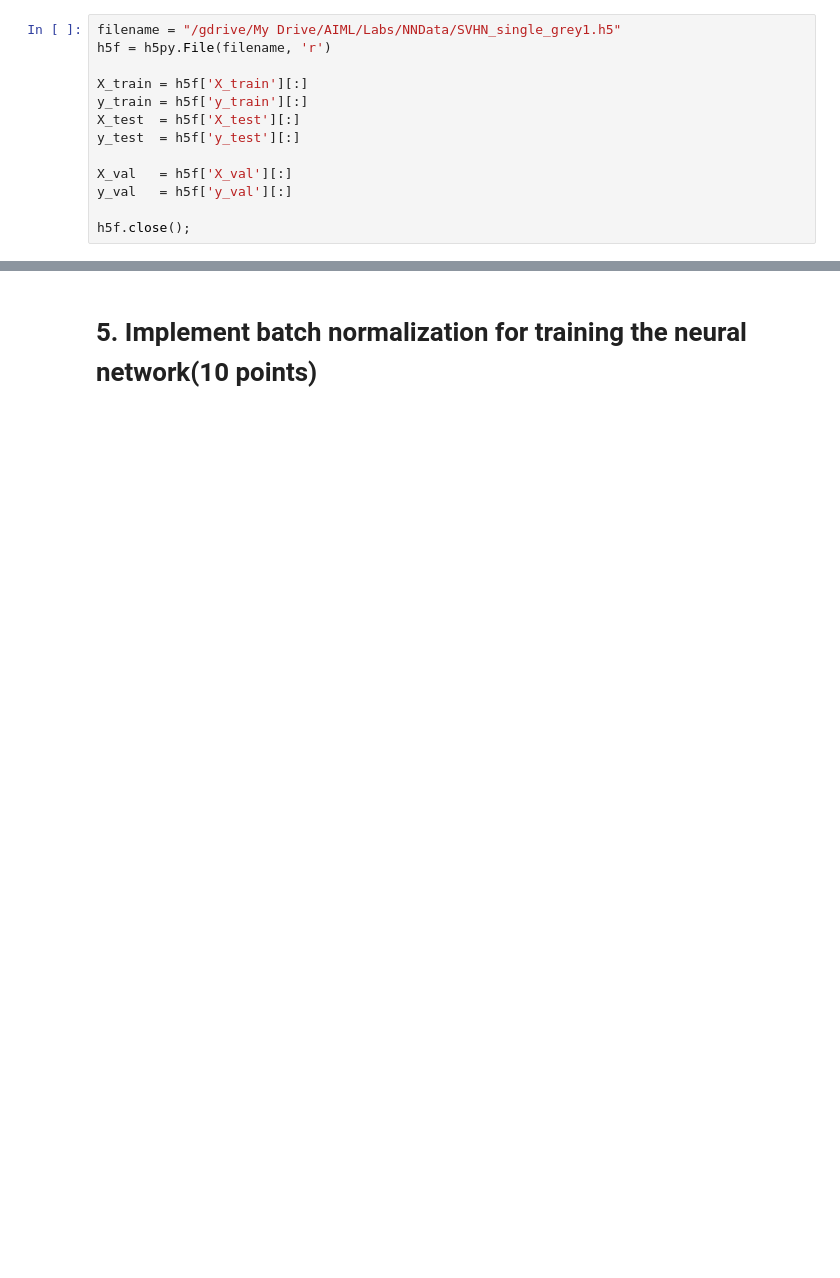
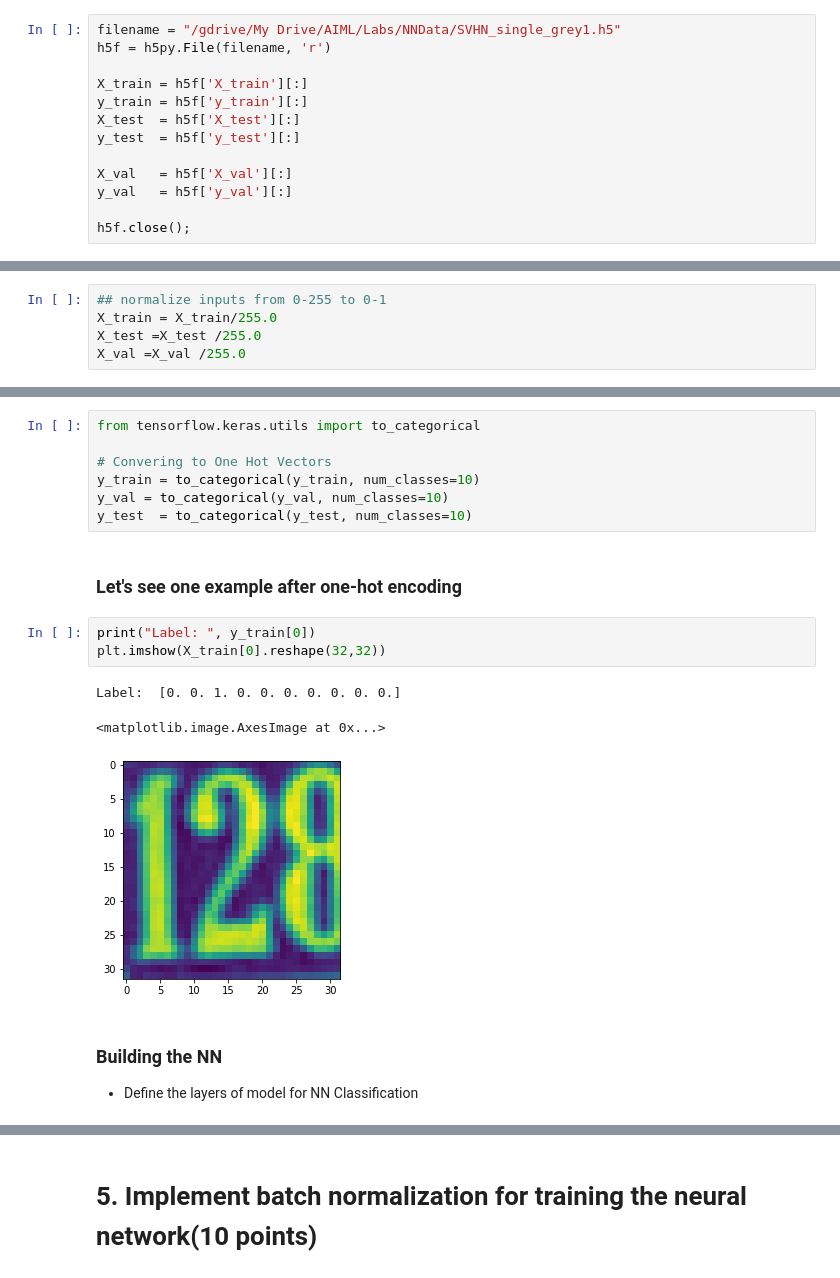
Before and after one commit to ksarkargh/AIMLOnlineDec19A, a Jupyter notebook: NeuralNetwork/Neural_Network_Project.ipynb, the cells around one changed output, grey strips where cells are left out. Saved outputs shown, nothing was run; the diff lists cells and outputs as text; blank space fills up the shorter version.

```diff
--- a/NeuralNetwork/Neural_Network_Project.ipynb
+++ b/NeuralNetwork/Neural_Network_Project.ipynb
@@ -535,0 +538,5 @@ h5f.close();
+# %%
+## normalize inputs from 0-255 to 0-1
+X_train = X_train/255.0
+X_test =X_test /255.0
+X_val =X_val /255.0
@@ -535,0 +549,19 @@ h5f.close();
+# %%
+from tensorflow.keras.utils import to_categorical
+
+# Convering to One Hot Vectors
+y_train = to_categorical(y_train, num_classes=10)
+y_val = to_categorical(y_val, num_classes=10)
+y_test  = to_categorical(y_test, num_classes=10)
+# %% [markdown]
+### Let's see one example after one-hot encoding
+# %%
+print("Label: ", y_train[0])
+plt.imshow(X_train[0].reshape(32,32))
+# %% [output]
+Label:  [0. 0. 1. 0. 0. 0. 0. 0. 0. 0.]
+<matplotlib.image.AxesImage at 0x...>
+[figure, added]
+# %% [markdown]
+### Building the NN
+- Define the layers of model for NN Classification
```
Also changed, not shown: parts of 71 cells of this notebook, 1 other file.
